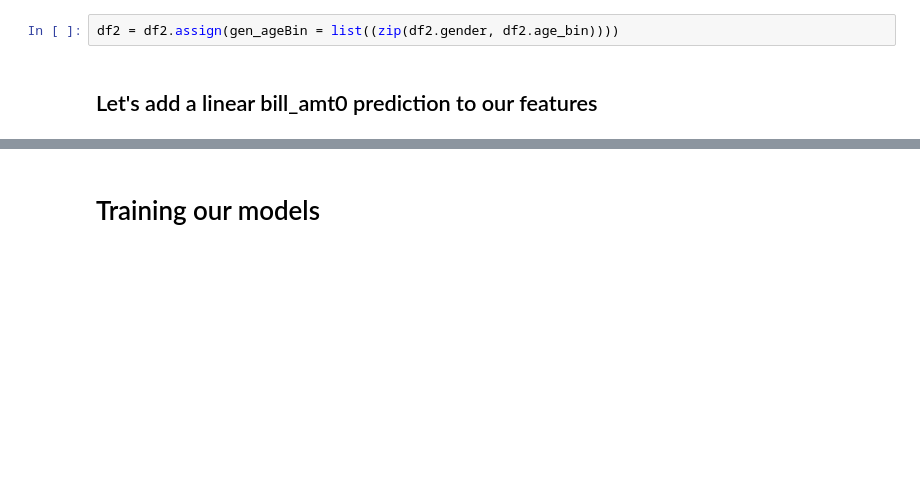
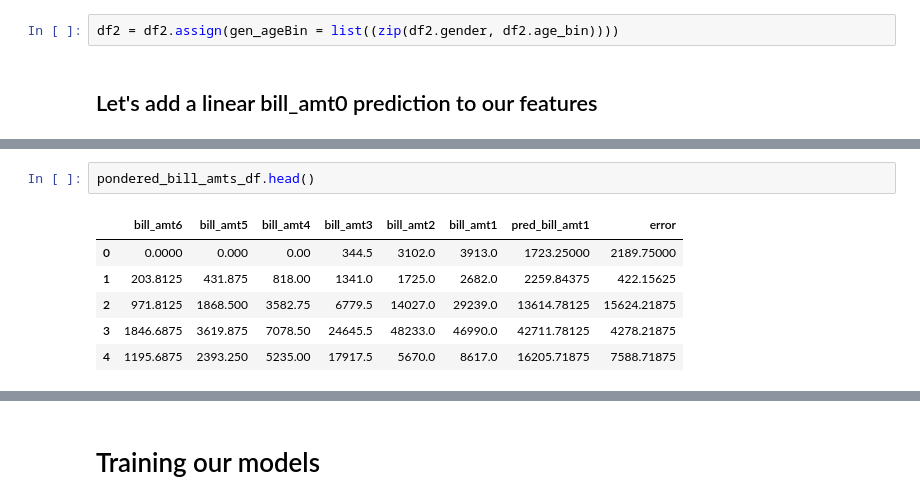
Before and after one commit to thomasXwang/UCI-Credit-card-defaults, a Jupyter notebook: UCI with functions_draft.ipynb, the cells around one changed output, grey strips where cells are left out. Cells and saved outputs as stored; diff of their text form; blank space fills up the shorter version.

```diff
--- a/UCI with functions_draft.ipynb
+++ b/UCI with functions_draft.ipynb
@@ -321,0 +398,9 @@ df2 = df2.assign(gen_ageBin = list((zip(df2.gender, df2.age_bin))))
+# %%
+pondered_bill_amts_df.head()
+# %% [output]
+|  | bill_amt6 | bill_amt5 | bill_amt4 | bill_amt3 | bill_amt2 | bill_amt1 | pred_bill_amt1 | error |
+| 0 | 0.0000 | 0.000 | 0.00 | 344.5 | 3102.0 | 3913.0 | 1723.25000 | 2189.75000 |
+| 1 | 203.8125 | 431.875 | 818.00 | 1341.0 | 1725.0 | 2682.0 | 2259.84375 | 422.15625 |
+| 2 | 971.8125 | 1868.500 | 3582.75 | 6779.5 | 14027.0 | 29239.0 | 13614.78125 | 15624.21875 |
+| 3 | 1846.6875 | 3619.875 | 7078.50 | 24645.5 | 48233.0 | 46990.0 | 42711.78125 | 4278.21875 |
+| 4 | 1195.6875 | 2393.250 | 5235.00 | 17917.5 | 5670.0 | 8617.0 | 16205.71875 | 7588.71875 |
```
Also changed, not shown: parts of 28 cells of this notebook, 2 other files.
